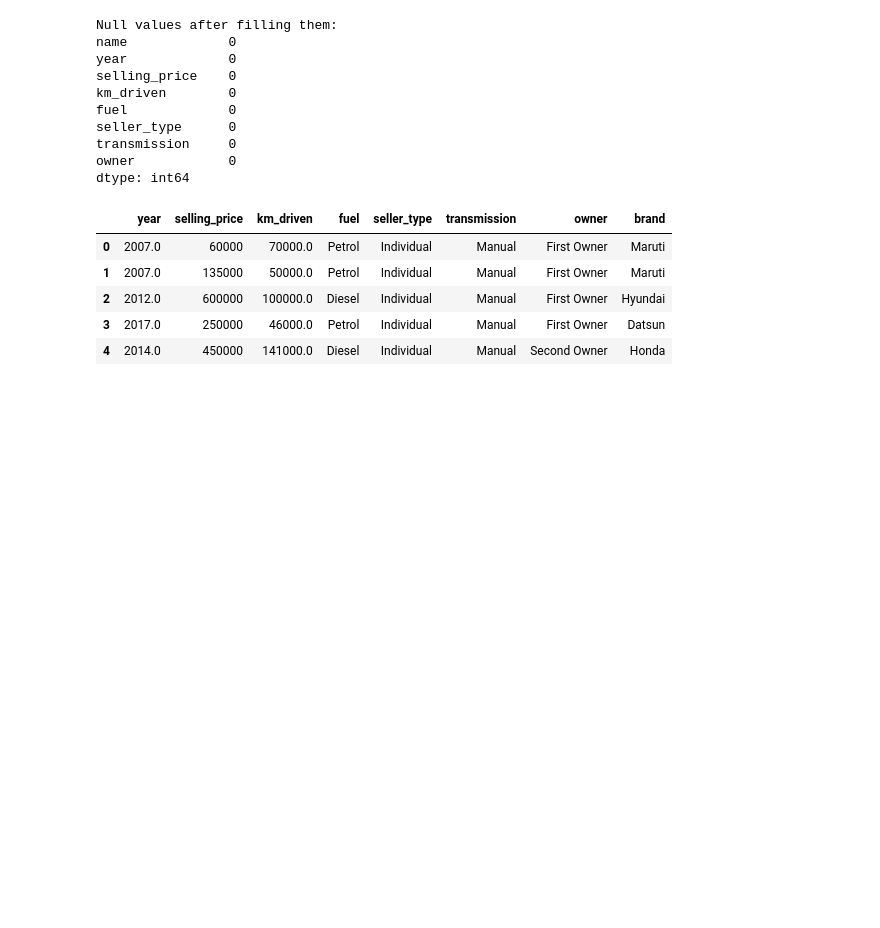
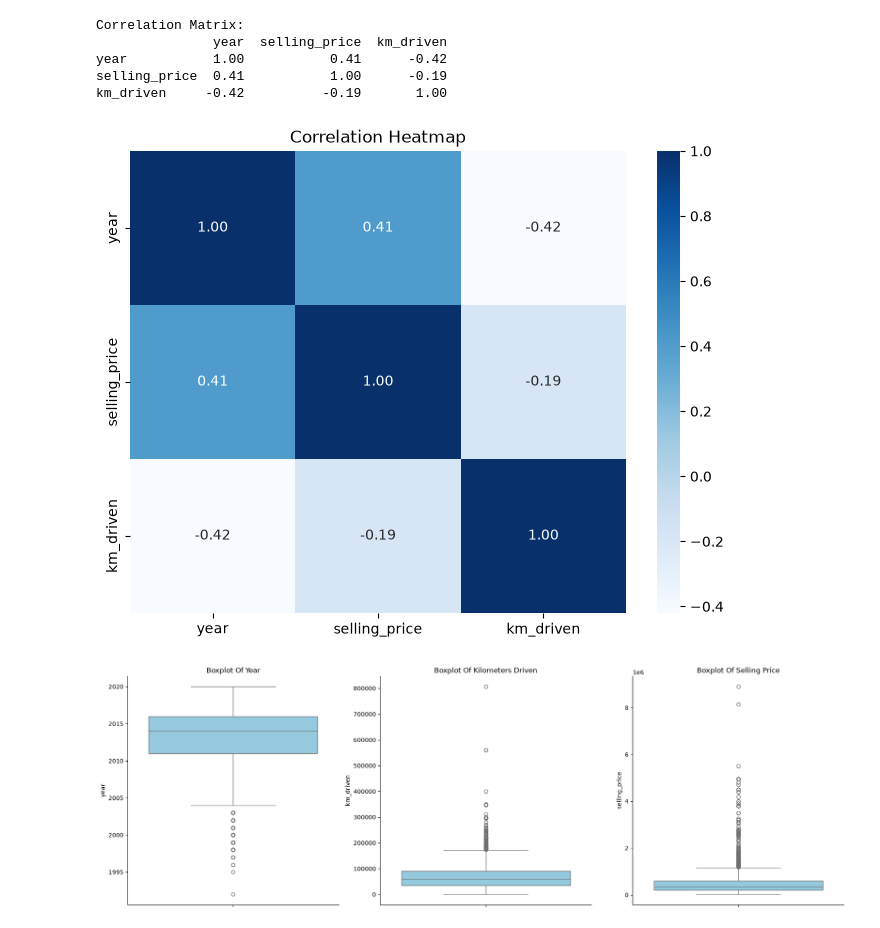
Before and after one commit to mohammed-mehdi-saibat/Car-Price-Predictor, a Jupyter notebook: notebooks/01_exploration.ipynb, the cells around one changed output. Drawn from its saved outputs; the diff is of its cells as text; code cells hidden in the pictures; blank space fills up the shorter version.

```diff
--- a/notebooks/01_exploration.ipynb
+++ b/notebooks/01_exploration.ipynb
@@ -88,48 +132,41 @@ dtype: int64
 # %%
-# Fill numerical empty/null values with median since it's less sensitive to outliers
-year_median = df["year"].median()
-selling_price_median = df["selling_price"].median()
-km_driven_median = df["km_driven"].median()
+# Calculate correlation matrix
+correlation_matrix = df.select_dtypes(include=["number"]).corr().round(2)
+print(f"Correlation Matrix:\n{correlation_matrix}")
 
-df["year"] = df["year"].fillna(year_median)
-df["selling_price"] = df["selling_price"].fillna(selling_price_median)
-df["km_driven"] = df["km_driven"].fillna(km_driven_median)
-
-# df.fillna(df.median(numeric_only=True), inplace=True) # Doing all the above in one line!
-
-# Fill categorical empty/null values with mode
-fuel_mode = df["fuel"].mode()[0]
-seller_type_mode = df["seller_type"].mode()[0]
-owner_mode = df["owner"].mode()[0]
-
-df["fuel"] = df["fuel"].fillna(fuel_mode)
-df["seller_type"] = df["seller_type"].fillna(seller_type_mode)
-df["owner"] = df["owner"].fillna(owner_mode)
-
-print(f"Null values after filling them: \n{df.isnull().sum()}")
+# Visualize correlations heatmap
+plt.figure(figsize=(8, 6))
+sns.heatmap(correlation_matrix, annot=True, cmap="Blues", fmt=".2f")
+plt.title("Correlation Heatmap")
+plt.show()
 # %% [output]
-Null values after filling them:
-name             0
-year             0
-selling_price    0
-km_driven        0
-fuel             0
-seller_type      0
-transmission     0
-owner            0
-dtype: int64
+Correlation Matrix:
+               year  selling_price  km_driven
+year           1.00           0.41      -0.42
+selling_price  0.41           1.00      -0.19
+km_driven     -0.42          -0.19       1.00
+[figure, added]
 # %%
-# Extract only the car brand name from name, and drop the name column
-df["brand"] = df["name"].apply(lambda x: str(x).split()[0])
-df = df.drop(columns=["name"])
+# Detect outliers through boxplots
+fig, axes = plt.subplots(1, 3, figsize=(18, 6))
 
-# Quick check
-display(df.head())
+# Year boxplot
+sns.boxplot(y=df["year"], ax=axes[0], color="skyblue")
+axes[0].set_title("Boxplot Of Year")
+
+# Kilometers Driven boxplot
+sns.boxplot(y=df["km_driven"], ax=axes[1], color="skyblue")
+axes[1].set_title("Boxplot Of Kilometers Driven")
+
+# Selling Price boxplot
+sns.boxplot(y=df["selling_price"], ax=axes[2], color="skyblue")
+axes[2].set_title("Boxplot Of Selling Price")
+
+for ax in axes:
+  sns.despine(ax=ax)
+
+plt.tight_layout()
+plt.show()
 # %% [output]
-|  | year | selling_price | km_driven | fuel | seller_type | transmission | owner | brand |
-| 0 | 2007.0 | 60000 | 70000.0 | Petrol | Individual | Manual | First Owner | Maruti |
-| 1 | 2007.0 | 135000 | 50000.0 | Petrol | Individual | Manual | First Owner | Maruti |
-| 2 | 2012.0 | 600000 | 100000.0 | Diesel | Individual | Manual | First Owner | Hyundai |
-| 3 | 2017.0 | 250000 | 46000.0 | Petrol | Individual | Manual | First Owner | Datsun |
-| 4 | 2014.0 | 450000 | 141000.0 | Diesel | Individual | Manual | Second Owner | Honda |
+[figure, added]
 # %%
```
Also changed, not shown: parts of 10 cells of this notebook, 2 other files.
